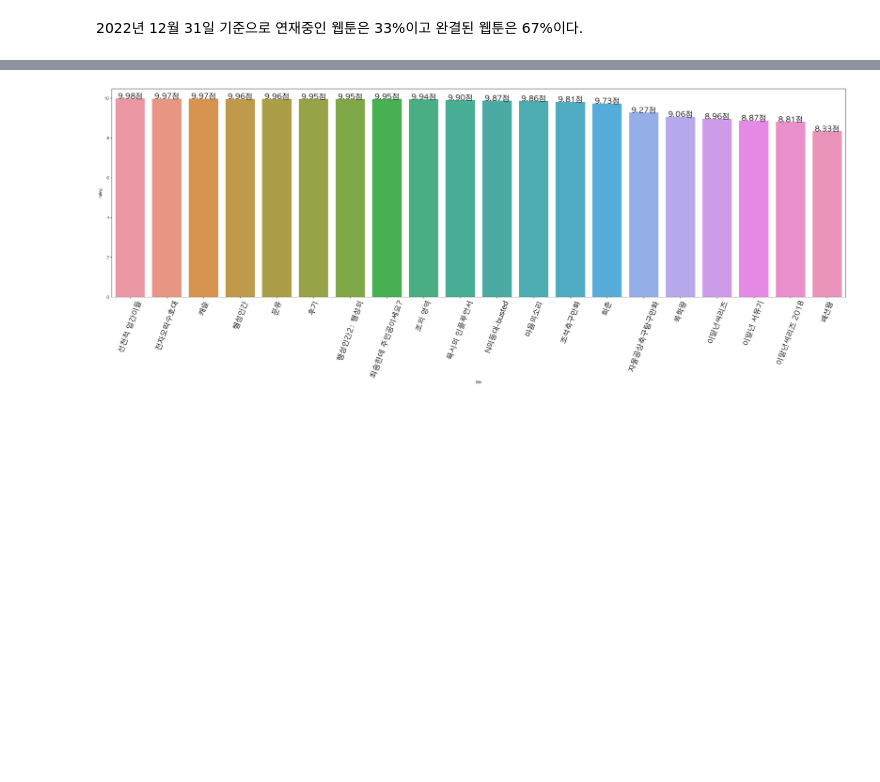
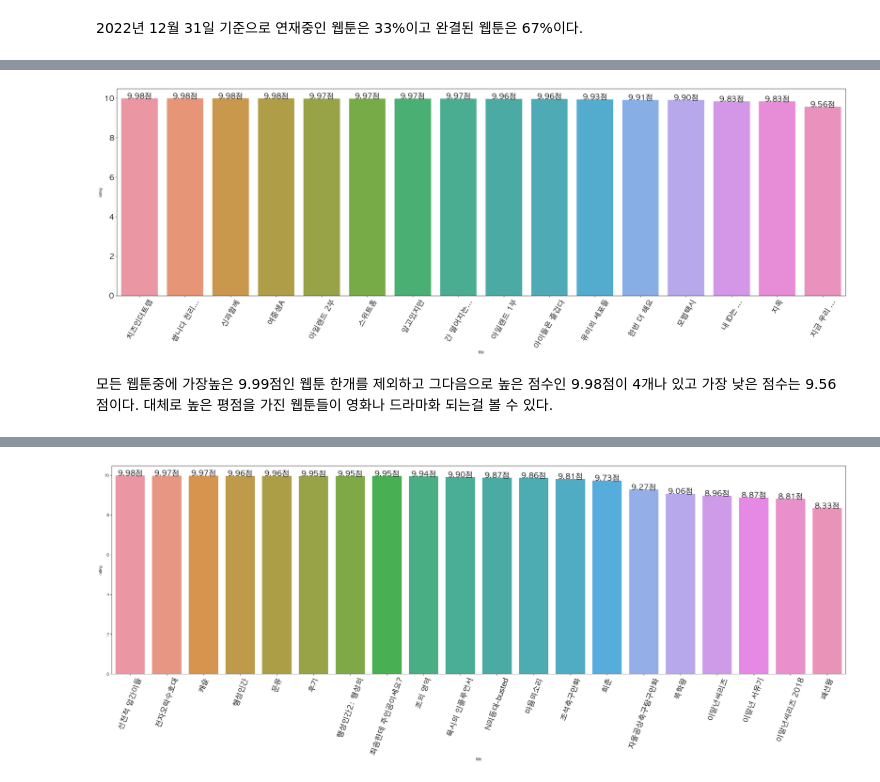
Before and after one commit to Jihoon0309/Data_analyst_Portfolio, a Jupyter notebook: Webtoon.ipynb, the cells around one changed output, grey strips where cells are left out. Drawn from its saved outputs; the diff is of its cells as text; code cells hidden in the pictures; blank space fills up the shorter version.

```diff
--- a/Webtoon.ipynb
+++ b/Webtoon.ipynb
@@ -92,3 +93,12 @@ plt.show()
 [figure]
 # %% [markdown]
 2022년 12월 31일 기준으로 연재중인 웹툰은 33%이고 완결된 웹툰은 67%이다.
+# %%
+df_Drama = df_sort[df_sort['title'].str.contains('드라마원작')]
+df_Drama['title'] = df_Drama['title'].str.replace('[드라마원작]', '')
+
+df_Movie = df_sort[df_sort['title'].isin(['신과함께', '여중생A', '아이들은 즐겁다'])]
+
+df_Drama_Movie = pd.concat([df_Drama, df_Movie])
+df_Drama_Movie = df_Drama_Movie.sort_values(by='rating', ascending=False)
+df_Drama_Movie
@@ -95,3 +128,24 @@ plt.show()
+# %%
+plt.figure(figsize=(35, 10))
+Drama_Movie_bar = sns.barplot(data=df_Drama_Movie, x='title', y='rating')
+
+for p in Drama_Movie_bar.patches:
+    Drama_Movie_bar.text(p.get_x() + p.get_width()/2,
+                    p.get_y() + p.get_height(),
+                    f'{p.get_height():.2f}점',
+                    ha='center',
+                    fontsize=20
+                   )
+
+plt.yticks(fontsize=20)
+plt.xticks(rotation=60)
+plt.xticks(fontsize=20)
+plt.show()
+# %% [output]
+[figure, added]
+# %% [markdown]
+모든 웹툰중에 가장높은 9.99점인 웹툰 한개를 제외하고 그다음으로 높은 점수인 9.98점이 4개나 있고 가장 낮은 점수는 9.56점이다.</br>
+대체로 높은 평점을 가진 웹툰들이 영화나 드라마화 되는걸 볼 수 있다.
 # %%
 df_My_author = df_sort[df_sort['author'].isin(['가스파드', '조석', '정연', '기안84', '이말년'])]
 df_My_author
```
Also changed, not shown: parts of 4 cells of this notebook.
